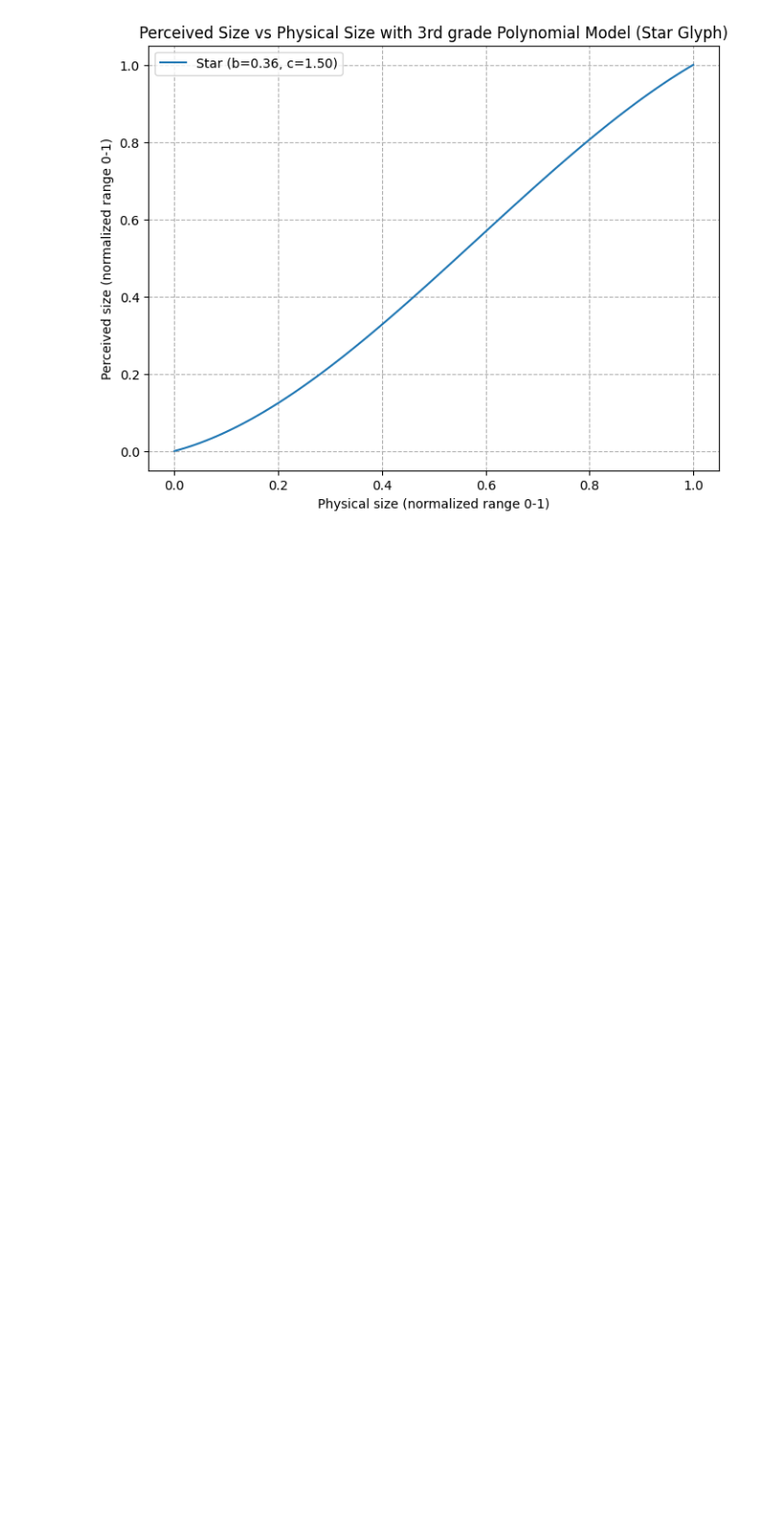
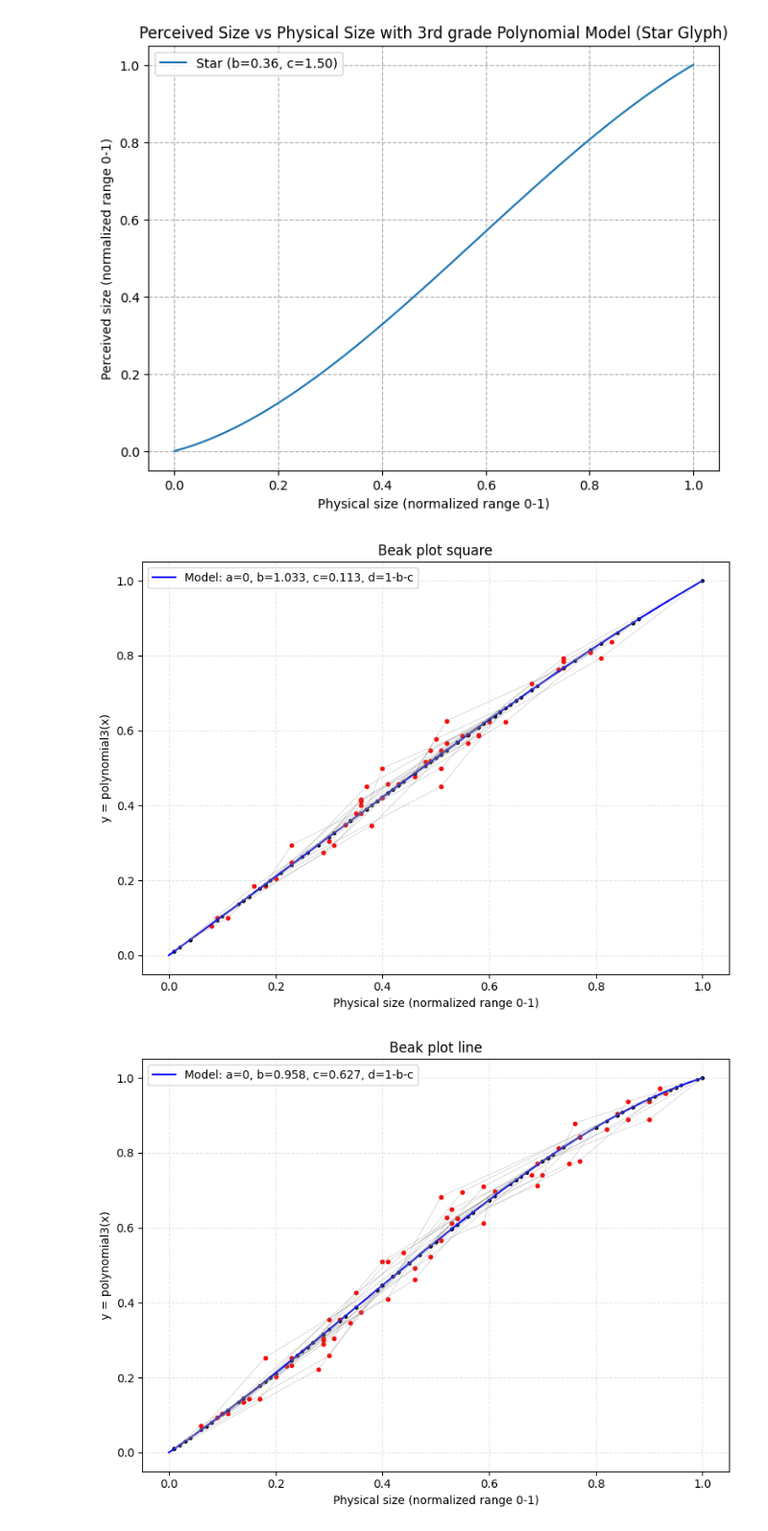
Before and after one commit to provajuli/BP, a Jupyter notebook: data/data_processing.ipynb, the cells around one changed output. Shown at 96% size. Saved outputs shown, nothing was run; the diff lists cells and outputs as text; code cells hidden in the pictures; blank space fills up the shorter version.

Commit message:
Add exporting of plots to png images

```diff
--- a/data/data_processing.ipynb
+++ b/data/data_processing.ipynb
@@ -324,30 +324,45 @@ c = normalize_data(C)
 
 def beak_plot(A, B, C, coeffs, title="Beak plot for all glyphs"):
 
     b_coeff, c_coeff = coeffs
 
     fig, ax = plt.subplots(figsize=(8,6))
 
     x = np.linspace(0, 1, N)
     y = cubic_constrained(x, b_coeff, c_coeff)
 
     ax.plot(x, y, label=f"Model: a=0, b={b_coeff:.3f}, c={c_coeff:.3f}, d=1-b-c", color='blue')
 
     for Ai, Bi, Ci in zip(A, B, C):
         yA = cubic_constrained(Ai, b_coeff, c_coeff)
         yC = cubic_constrained(Ci, b_coeff, c_coeff)
         yB = 0.5 * (yA + yC)
 
         ax.scatter([Ai, Ci], [yA, yC], color='black', s=5)  # A and C points
         ax.scatter([Bi], [yB], color='red', s=10)         # B point
 
         ax.plot([Ai, Bi], [yA, yB], color='gray', linewidth=0.2)
         ax.plot([Ci, Bi], [yC, yB], color='gray', linewidth=0.2)
 
     ax.set_xlabel("Physical size (normalized range 0-1)")
     ax.set_ylabel("y = polynomial3(x)")
     ax.set_title(title)
     ax.grid(linestyle='--', alpha=0.3)
     ax.legend()
+    plt.savefig(f"png_plots/{title.replace(' ', '_').lower()}.png")
     plt.tight_layout()
     plt.show()
+    plt.close(fig)
+
+for glyph in set(GLYPH_TYPES):
+    idx = (GLYPH_TYPES == glyph)
+
+    a_t= a[idx]
+    b_t= b[idx]
+    c_t= c[idx]
+
+    b_coeff, c_coeff = ls_find_params_cubic_constrained(a_t, b_t, c_t)
+    beak_plot(a_t, b_t, c_t, (b_coeff, c_coeff), title=f"Beak plot {glyph}")
+# %% [output]
+[figure, added]
+[figure, added]
```
Also changed, not shown: parts of 2 cells of this notebook, 10 other files.
